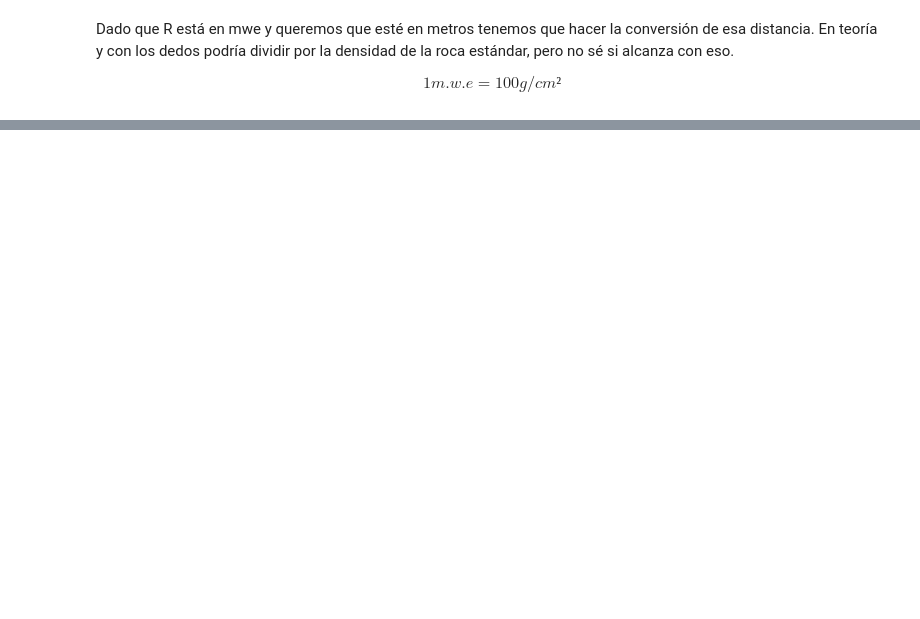
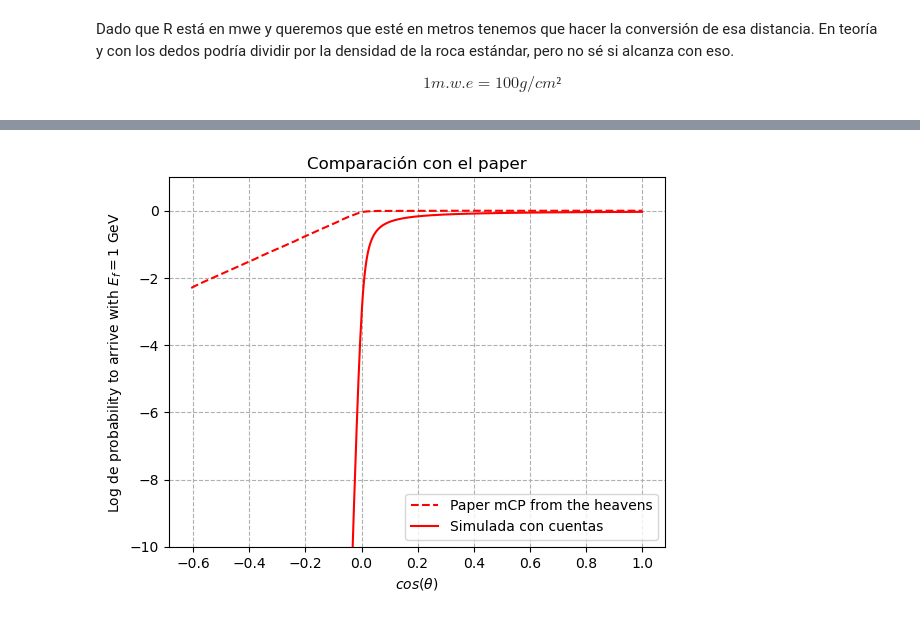
Before and after one commit to Lurishi/Doctorado-mCP, a Jupyter notebook: Mcp_gráficos_papers/Prueba_atenuacion.ipynb, the cells around one changed output, grey strips where cells are left out. Cells and saved outputs as stored; diff of their text form; code cells hidden in the pictures; blank space fills up the shorter version.

```diff
--- a/Mcp_gráficos_papers/Prueba_atenuacion.ipynb
+++ b/Mcp_gráficos_papers/Prueba_atenuacion.ipynb
@@ -116,0 +167,21 @@ plt.grid(linestyle='--')
+# %%
+plt.plot(cos[prob1(cos)>0.1], np.log(prob1(cos)[prob1(cos)>0.1]), label=rf'Paper mCP from the heavens',color = colors[0],linestyle='--')
+#plt.plot(cos[prob2(cos)>0.1], np.log(prob2(cos)[prob2(cos)>0.1]), label=rf'$\epsilon^2 = {eps2[1]}$, $E_i =${Ei[1]} GeV',color = colors[1],linestyle='--')
+#plt.plot(cos[prob3(cos)>0.1], np.log(prob3(cos)[prob3(cos)>0.1]), label=rf'$\epsilon^2 = {eps2[1]}$, $E_i =${Ei[2]} GeV',color = colors[2],linestyle='--')
+#plt.plot(cos[prob4(cos)>0.1], np.log(prob4(cos)[prob4(cos)>0.1]), label=rf'$\epsilon^2 = {eps2[1]}$, $E_i =${Ei[3]} GeV',color = colors[3],linestyle='--')
+#plt.plot(cos[prob5(cos)>0.1], np.log(prob5(cos)[prob5(cos)>0.1]), label=rf'$\epsilon^2 = {eps2[1]}$, $E_i =${Ei[4]} GeV',color = colors[4],linestyle='--')
+
+plt.plot(np.cos(theta)[prob1(cos)>0.1], np.log(P_E1[0,:][prob1(cos)>0.1]), label=rf'Simulada con cuentas',color = colors[0])
+#plt.plot(np.cos(theta)[prob2(cos)>0.1], np.log(P_E1[1,:][prob2(cos)>0.1]), label=rf'$\epsilon^2 = {eps2[1]}$, $E_i =${Ei[1]} GeV',color = colors[1])
+#plt.plot(np.cos(theta)[prob3(cos)>0.1], np.log(P_E1[2,:][prob3(cos)>0.1]), label=rf'$\epsilon^2 = {eps2[1]}$, $E_i =${Ei[2]} GeV',color = colors[2])
+#plt.plot(np.cos(theta)[prob4(cos)>0.1], np.log(P_E1[3,:][prob4(cos)>0.1]), label=rf'$\epsilon^2 = {eps2[1]}$, $E_i =${Ei[3]} GeV',color = colors[3])
+#plt.plot(np.cos(theta)[prob5(cos)>0.1], np.log(P_E1[4,:][prob5(cos)>0.1]), label=rf'$\epsilon^2 = {eps2[1]}$, $E_i =${Ei[4]} GeV',color = colors[4])
+plt.grid(True, linestyle='--')
+plt.title('Comparación con el paper')
+plt.xlabel(f'$cos(\\theta)$')
+plt.ylabel('Log de probability to arrive with $E_f = 1$ GeV')
+plt.ylim([-10,1])
+plt.legend()
+plt.show()
+# %% [output]
+[figure, added]
```
Also changed, not shown: parts of 17 cells of this notebook, 11 other files.
